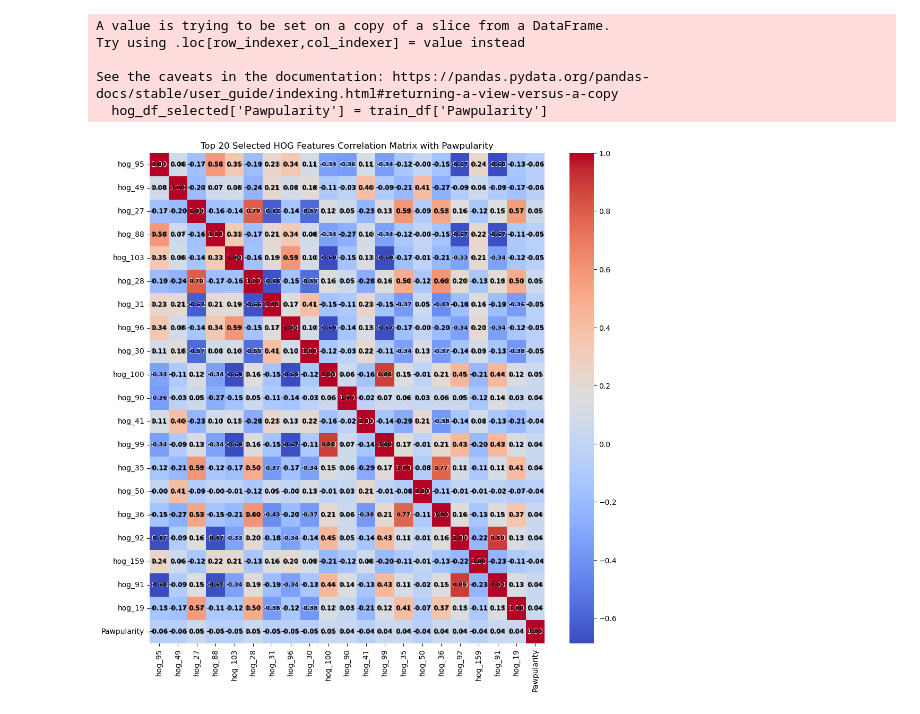
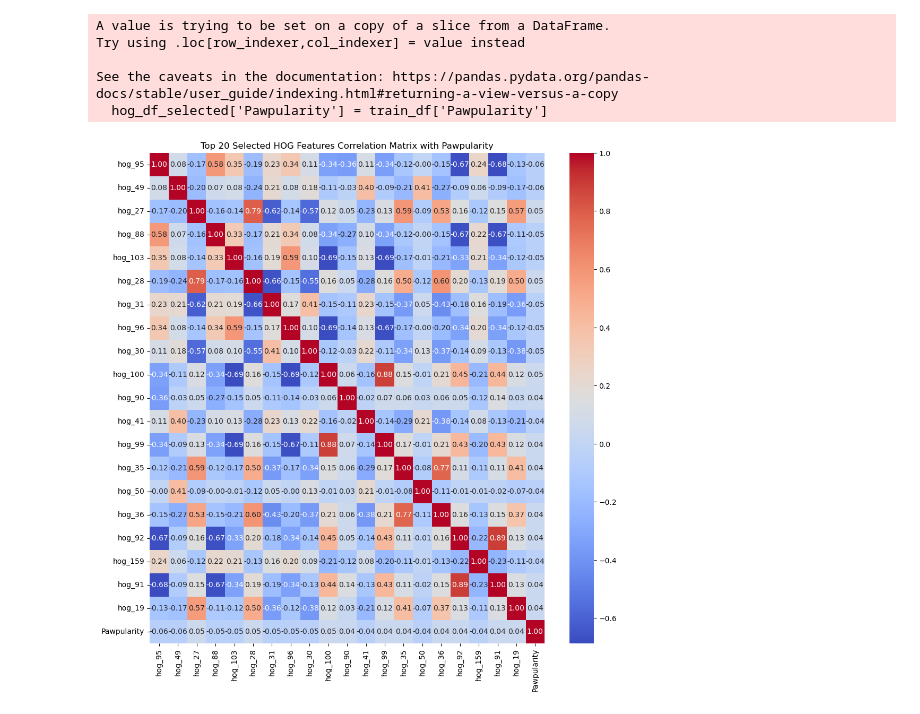
Before and after one commit to minesamaro/pawpularity-daco, a Jupyter notebook: features/hog_features.ipynb, the cells around one changed output. Saved outputs shown, nothing was run; the diff lists cells and outputs as text; code cells hidden in the pictures.

```diff
--- a/features/hog_features.ipynb
+++ b/features/hog_features.ipynb
@@ -48,41 +48,35 @@ for image_path in train_jpg:
 hog_columns = ['hog_' + str(i) for i in range(len(hog_feature_list[0]))]
 hog_df = pd.DataFrame(hog_feature_list, columns=hog_columns)
 
 # Aplicar PCA às características HOG
-n_components = 21  # Escolha um número maior ou igual a 21
+n_components = 200  # Escolha um número maior ou igual a 21
 pca = PCA(n_components=n_components)
 hog_pca = pca.fit_transform(hog_df)
 
 
 # Selecionar as 20 melhores características HOG
 top_hog_features = hog_df.corrwith(train_df['Pawpularity']).abs().nlargest(20).index
 hog_df_selected = hog_df[top_hog_features]
 
 # Adicionar 'Pawpularity' ao DataFrame HOG selecionado
 hog_df_selected['Pawpularity'] = train_df['Pawpularity']
 
 # Criar a matriz de correlação entre as características HOG selecionadas e 'Pawpularity'
 hog_selected_correlation_matrix = hog_df_selected.corr()
 
 # Display the correlation matrix with numerical values
 plt.figure(figsize=(12, 12))
 sns.heatmap(hog_selected_correlation_matrix, cmap='coolwarm', annot=True, fmt='.2f')
 
-# Print numerical values in the correlation matrix
-for i in range(hog_selected_correlation_matrix.shape[0]):
-    for j in range(hog_selected_correlation_matrix.shape[1]):
-        plt.text(j + 0.5, i + 0.5, f"{hog_selected_correlation_matrix.iloc[i, j]:.2f}",
-                 ha='center', va='center', fontsize=4, color='black)
-
 plt.title('Top 20 Selected HOG Features Correlation Matrix with Pawpularity')
 plt.show()
 # %% [output]
 A value is trying to be set on a copy of a slice from a DataFrame.
 Try using .loc[row_indexer,col_indexer] = value instead
 
 See the caveats in the documentation: https://pandas.pydata.org/pandas-docs/stable/user_guide/indexing.html#returning-a-view-versus-a-copy
   hog_df_selected['Pawpularity'] = train_df['Pawpularity']
-[figure, old version]
+[figure, new version]
 # %%
 import pandas as pd
 # Ler o CSV existente
```
Also changed, not shown: 2 other files.
